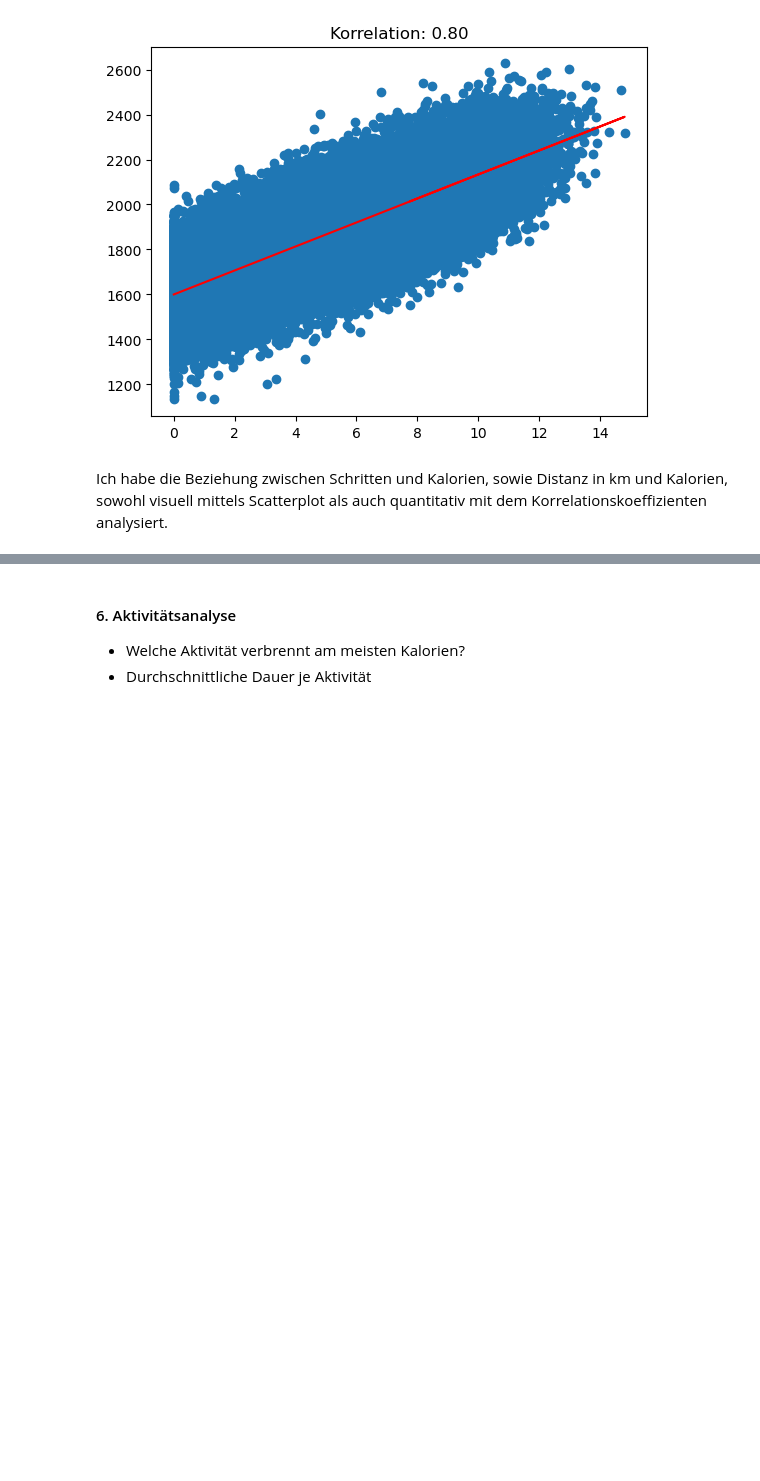
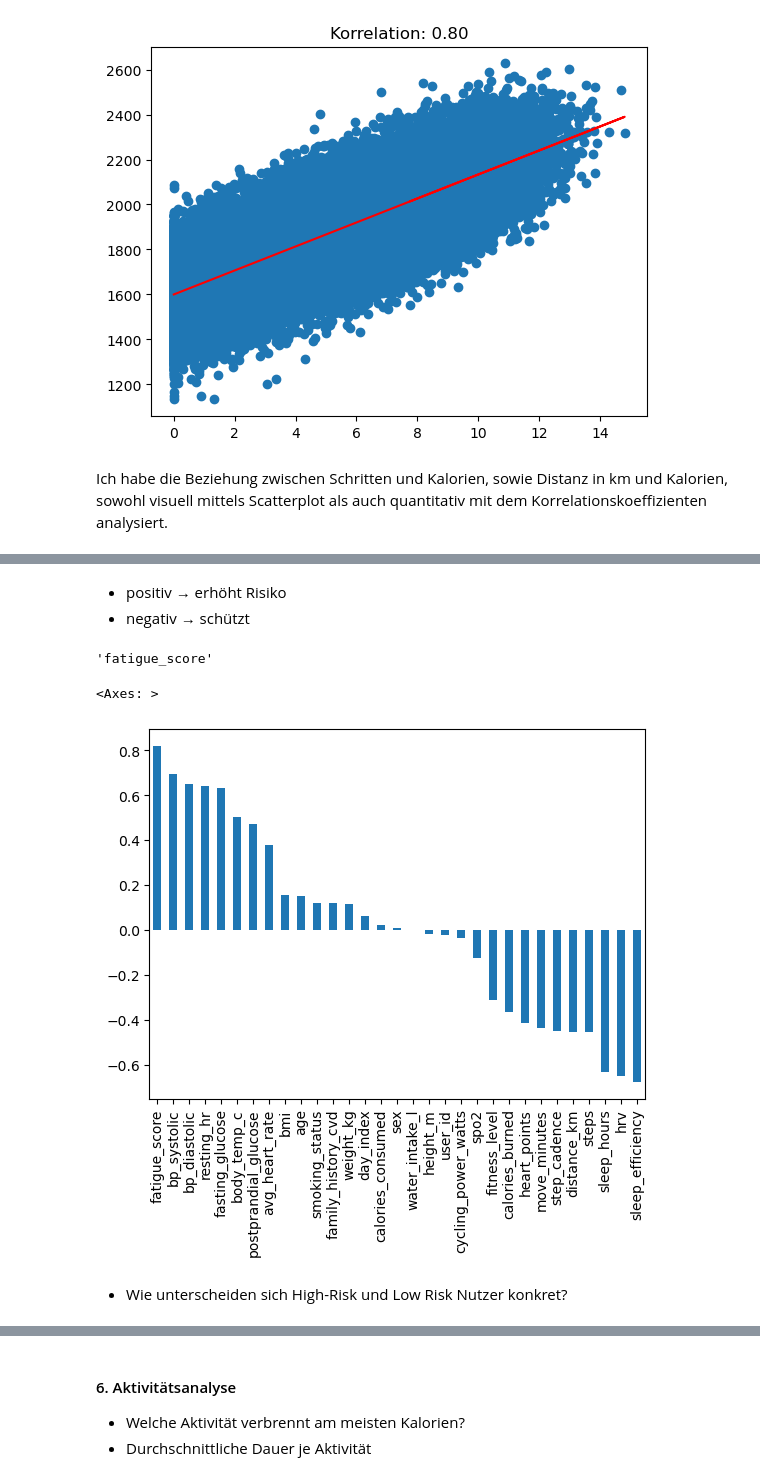
Before and after one commit to EllieZartmann/DataAnalytics, a Jupyter notebook: 04_tableau/training.ipynb, the cells around one changed output, grey strips where cells are left out. Saved outputs shown, nothing was run; the diff lists cells and outputs as text; code cells hidden in the pictures; blank space fills up the shorter version.

Commit message:
Korrelation 2

```diff
--- a/04_tableau/training.ipynb
+++ b/04_tableau/training.ipynb
@@ -446,0 +449,7 @@ Ich habe die Beziehung zwischen Schritten und Kalorien, sowie Distanz in km und
+# %%
+# nur nummerische Spalten wählen
+numeric_df = df.select_dtypes(include="number")
+# %%
+# korrelation berechnen
+corr = numeric_df.corr()["cardiometabolic_risk_state"].sort_values(ascending=False)
+corr
@@ -446,0 +474,16 @@ Ich habe die Beziehung zwischen Schritten und Kalorien, sowie Distanz in km und
+# %% [markdown]
+- positiv → erhöht Risiko
+- negativ → schützt
+# %%
+# Anzeigen der besten Variable
+corr.drop("cardiometabolic_risk_state").abs().idxmax()
+# %% [output]
+'fatigue_score'
+# %%
+# plot aller variablen
+corr.drop("cardiometabolic_risk_state").plot(kind="bar")
+# %% [output]
+<Axes: >
+[figure, added]
+# %% [markdown]
+- Wie unterscheiden sich High-Risk und Low Risk Nutzer konkret?
```
Also changed, not shown: parts of 8 cells of this notebook.
